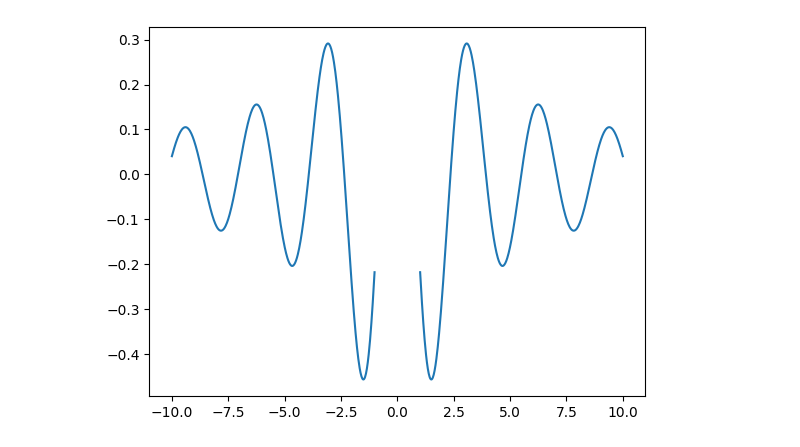
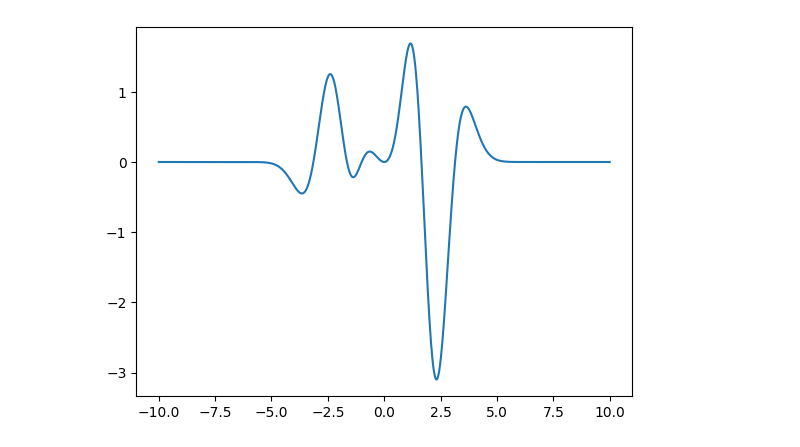
Before and after one commit to YassineYousfi/uncertain, a Jupyter notebook: nll.ipynb, the cells around one changed output. Cells and saved outputs as stored; diff of their text form; code cells hidden in the pictures.

```diff
--- a/nll.ipynb
+++ b/nll.ipynb
@@ -10,10 +10,10 @@ from data import Data, squiggle, squiggle_with_hole
 from modules import MLP
 # %%
 x = np.linspace(-10,10,1000)
-plt.plot(x, squiggle_with_hole(x))
+plt.plot(x, squiggle(x))
 plt.show()
 # %% [output]
-[figure, old version]
+[figure, new version]
 # %%
 class NLLModel(nn.Module):
   def __init__(self, dropout=0.05, hidden_size=128, num_layers=2, dist=torch.distributions.Normal):
```
Also changed, not shown: parts of 4 cells of this notebook, 3 other files.
